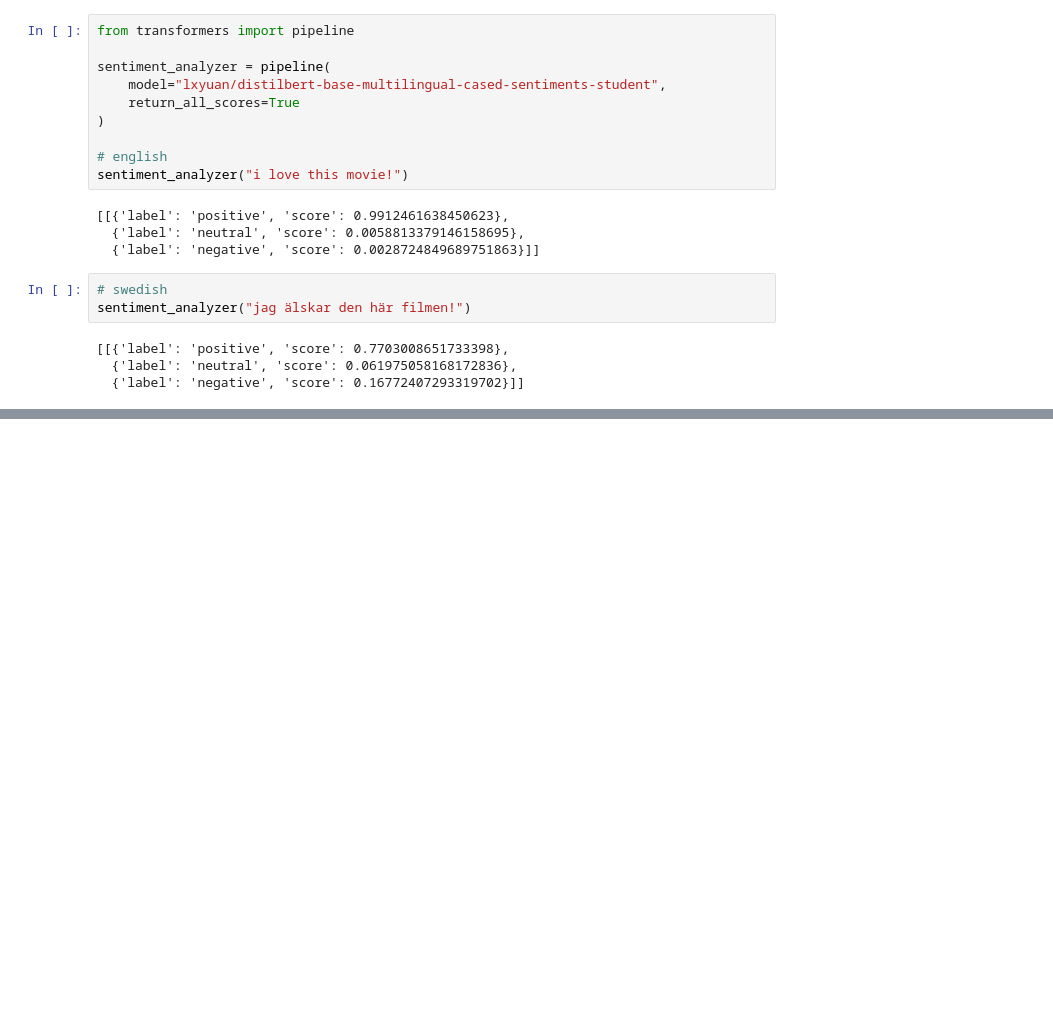
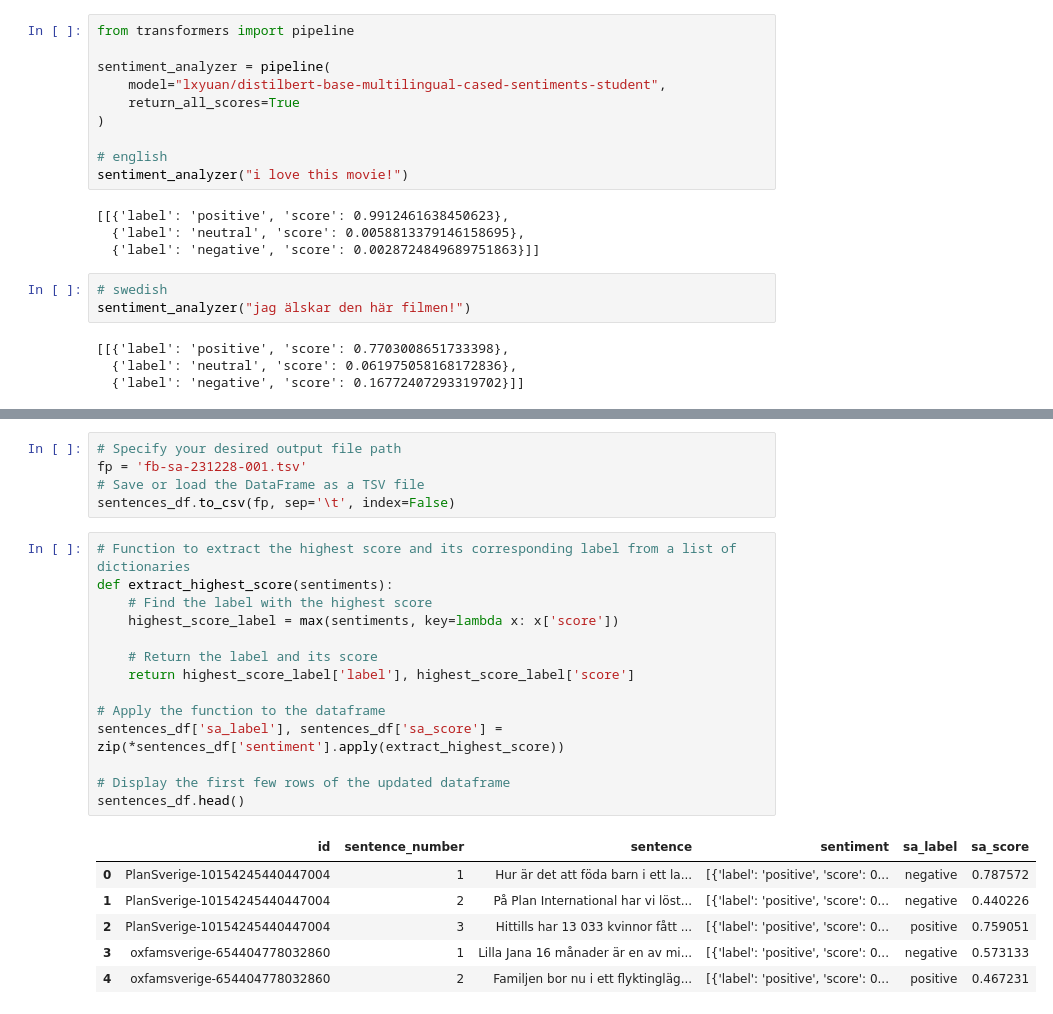
Before and after one commit to nils-holmberg/scom-org, a Jupyter notebook: jnb/socm_sa.ipynb, the cells around one changed output, grey strips where cells are left out. Saved outputs shown, nothing was run; the diff lists cells and outputs as text; blank space fills up the shorter version.

```diff
--- a/jnb/socm_sa.ipynb
+++ b/jnb/socm_sa.ipynb
@@ -156,0 +197,26 @@ sentences_df.head()
+# %%
+# Specify your desired output file path
+fp = 'fb-sa-231228-001.tsv'
+# Save or load the DataFrame as a TSV file
+sentences_df.to_csv(fp, sep='\t', index=False)
+# %%
+# Function to extract the highest score and its corresponding label from a list of dictionaries
+def extract_highest_score(sentiments):
+    # Find the label with the highest score
+    highest_score_label = max(sentiments, key=lambda x: x['score'])
+
+    # Return the label and its score
+    return highest_score_label['label'], highest_score_label['score']
+
+# Apply the function to the dataframe
+sentences_df['sa_label'], sentences_df['sa_score'] = zip(*sentences_df['sentiment'].apply(extract_highest_score))
+
+# Display the first few rows of the updated dataframe
+sentences_df.head()
+# %% [output]
+|  | id | sentence_number | sentence | sentiment | sa_label | sa_score |
+| 0 | PlanSverige-10154245440447004 | 1 | Hur är det att föda barn i ett la... | [{'label': 'positive', 'score': 0... | negative | 0.787572 |
+| 1 | PlanSverige-10154245440447004 | 2 | På Plan International har vi löst... | [{'label': 'positive', 'score': 0... | negative | 0.440226 |
+| 2 | PlanSverige-10154245440447004 | 3 | Hittills har 13 033 kvinnor fått ... | [{'label': 'positive', 'score': 0... | positive | 0.759051 |
+| 3 | oxfamsverige-654404778032860 | 1 | Lilla Jana 16 månader är en av mi... | [{'label': 'positive', 'score': 0... | negative | 0.573133 |
+| 4 | oxfamsverige-654404778032860 | 2 | Familjen bor nu i ett flyktingläg... | [{'label': 'positive', 'score': 0... | positive | 0.467231 |
```
Also changed, not shown: parts of 14 cells of this notebook, 3 other files.
